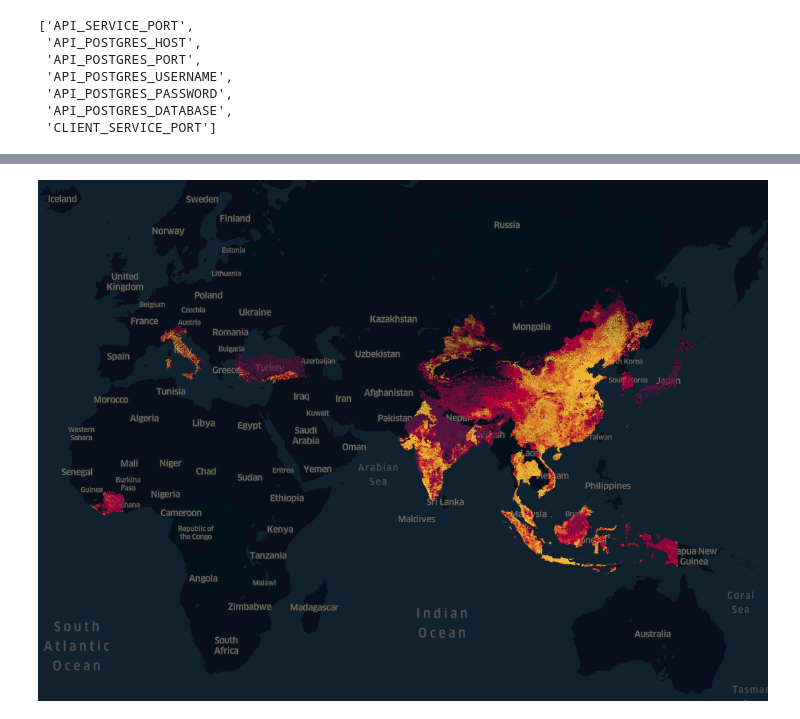
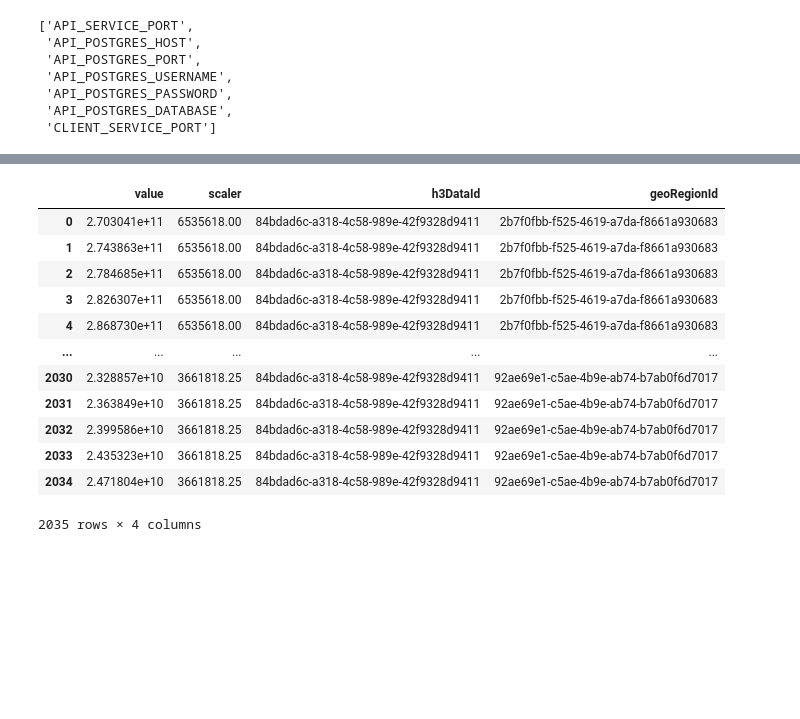
Before and after one commit to Vizzuality/landgriffon, a Jupyter notebook: data/notebooks/Lab/Distributed_impact_prototype_v1.ipynb, the cells around one changed output, grey strips where cells are left out. Drawn from its saved outputs; the diff is of its cells as text; code cells hidden in the pictures; blank space fills up the shorter version.

Commit message:
add distribution impact prototype using scaler and pointer

```diff
--- a/data/notebooks/Lab/Distributed_impact_prototype_v1.ipynb
+++ b/data/notebooks/Lab/Distributed_impact_prototype_v1.ipynb
@@ -403,4 +50,0 @@ with open('./distribited_impact_all_sourcing_records.json', 'w') as f:
-# %%
-Image(filename = "../../datasets/raw/water_impact_all_sourcing_regions.png")
-# %% [output]
-[figure, removed]
@@ -406,0 +120,31 @@ Image(filename = "../../datasets/raw/water_impact_all_sourcing_regions.png")
+# %%
+pd.read_sql_query(
+    SQL_GET_H3_UNCOMPACT_GEO_REGION+
+    """
+    SELECT ir.value, ir.scaler, ir."h3DataId", sl."geoRegionId"
+    FROM sourcing_location sl
+    RIGHT JOIN sourcing_records sr ON sr."sourcingLocationId" =sl.id
+    INNER JOIN indicator_record ir on ir."sourcingRecordId" =sr.id
+    WHERE sl."adminRegionId" in (
+        SELECT ar.id
+        FROM admin_region ar
+        WHERE mpath LIKE '%a02bee9f-5cc6-4dce-99e1-60be757daee7%' -- list of admin regions ids provided by the user
+        )
+    AND sl."materialId" IN ('52370288-8c6c-4f31-919c-d30538d39ee3')-- list material ids provided by the user
+    ---and sl."t1SupplierId" = 'a02bee9f-5cc6-4dce-99e1-60be757daee7' OR sl."producerId" ='a02bee9f-5cc6-4dce-99e1-60be757daee7' -- add supplier filter
+    AND ir."indicatorId" ='e2c00251-fe31-4330-8c38-604535d795dc'
+    """, conn)
+# %% [output]
+|  | value | scaler | h3DataId | geoRegionId |
+| 0 | 2.703041e+11 | 6535618.00 | 84bdad6c-a318-4c58-989e-42f9328d9411 | 2b7f0fbb-f525-4619-a7da-f8661a930683 |
+| 1 | 2.743863e+11 | 6535618.00 | 84bdad6c-a318-4c58-989e-42f9328d9411 | 2b7f0fbb-f525-4619-a7da-f8661a930683 |
+| 2 | 2.784685e+11 | 6535618.00 | 84bdad6c-a318-4c58-989e-42f9328d9411 | 2b7f0fbb-f525-4619-a7da-f8661a930683 |
+| 3 | 2.826307e+11 | 6535618.00 | 84bdad6c-a318-4c58-989e-42f9328d9411 | 2b7f0fbb-f525-4619-a7da-f8661a930683 |
+| 4 | 2.868730e+11 | 6535618.00 | 84bdad6c-a318-4c58-989e-42f9328d9411 | 2b7f0fbb-f525-4619-a7da-f8661a930683 |
+| ... | ... | ... | ... | ... |
+| 2030 | 2.328857e+10 | 3661818.25 | 84bdad6c-a318-4c58-989e-42f9328d9411 | 92ae69e1-c5ae-4b9e-ab74-b7ab0f6d7017 |
+| 2031 | 2.363849e+10 | 3661818.25 | 84bdad6c-a318-4c58-989e-42f9328d9411 | 92ae69e1-c5ae-4b9e-ab74-b7ab0f6d7017 |
+| 2032 | 2.399586e+10 | 3661818.25 | 84bdad6c-a318-4c58-989e-42f9328d9411 | 92ae69e1-c5ae-4b9e-ab74-b7ab0f6d7017 |
+| 2033 | 2.435323e+10 | 3661818.25 | 84bdad6c-a318-4c58-989e-42f9328d9411 | 92ae69e1-c5ae-4b9e-ab74-b7ab0f6d7017 |
+| 2034 | 2.471804e+10 | 3661818.25 | 84bdad6c-a318-4c58-989e-42f9328d9411 | 92ae69e1-c5ae-4b9e-ab74-b7ab0f6d7017 |
+2035 rows × 4 columns
```
Also changed, not shown: parts of 39 cells of this notebook.
